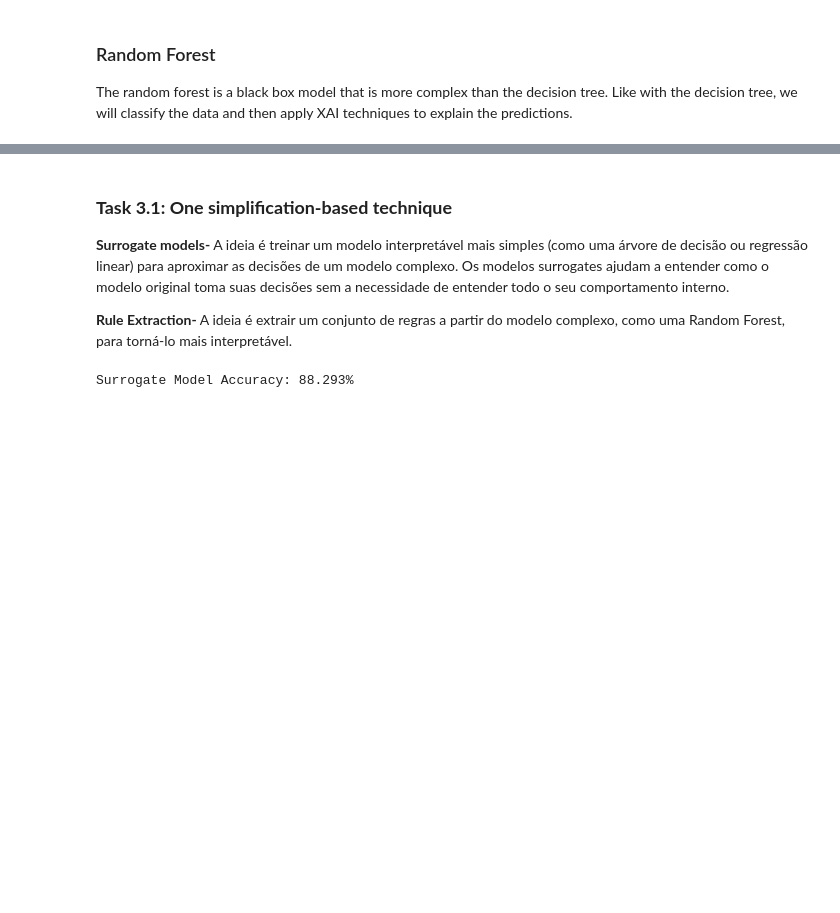
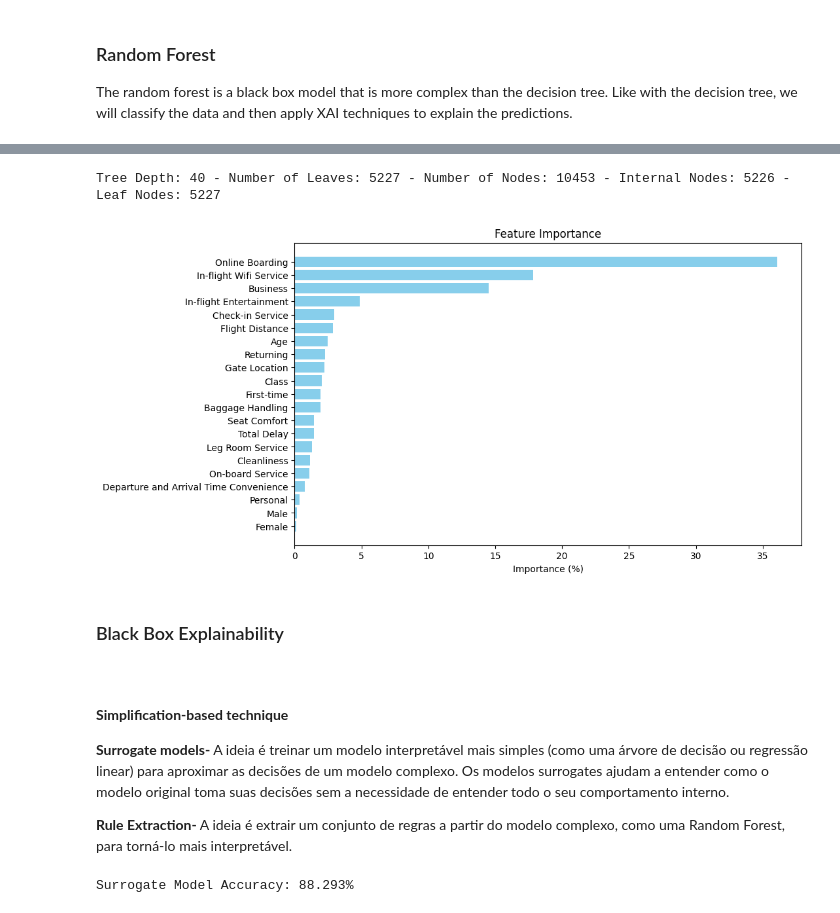
Before and after one commit to seblessa/XAI, a Jupyter notebook: notebook.ipynb, the cells around one changed output, grey strips where cells are left out. Cells and saved outputs as stored; diff of their text form; code cells hidden in the pictures; blank space fills up the shorter version.

```diff
--- a/notebook.ipynb
+++ b/notebook.ipynb
@@ -187,5 +195,14 @@ Cross-Validation Accuracy: 94.675%
+# %%
+utils.analyze_tree_complexity(X,y, tree=tree)
+# %% [output]
+Tree Depth: 40 - Number of Leaves: 5227 - Number of Nodes: 10453 - Internal Nodes: 5226 - Leaf Nodes: 5227
+[figure, added]
 # %% [markdown]
-### **Task 3.1: One simplification-based technique**
+### Black Box Explainability
+
+<br>
+
+#### **Simplification-based technique**
 **Surrogate models-** A ideia é treinar um modelo interpretável mais simples (como uma árvore de decisão ou regressão linear) para aproximar as decisões de um modelo complexo. Os modelos surrogates ajudam a entender como o modelo original toma suas decisões sem a necessidade de entender todo o seu comportamento interno.
 
 **Rule Extraction-** A ideia é extrair um conjunto de regras a partir do modelo complexo, como uma Random Forest, para torná-lo mais interpretável.
```
Also changed, not shown: parts of 29 cells of this notebook, 2 other files.
